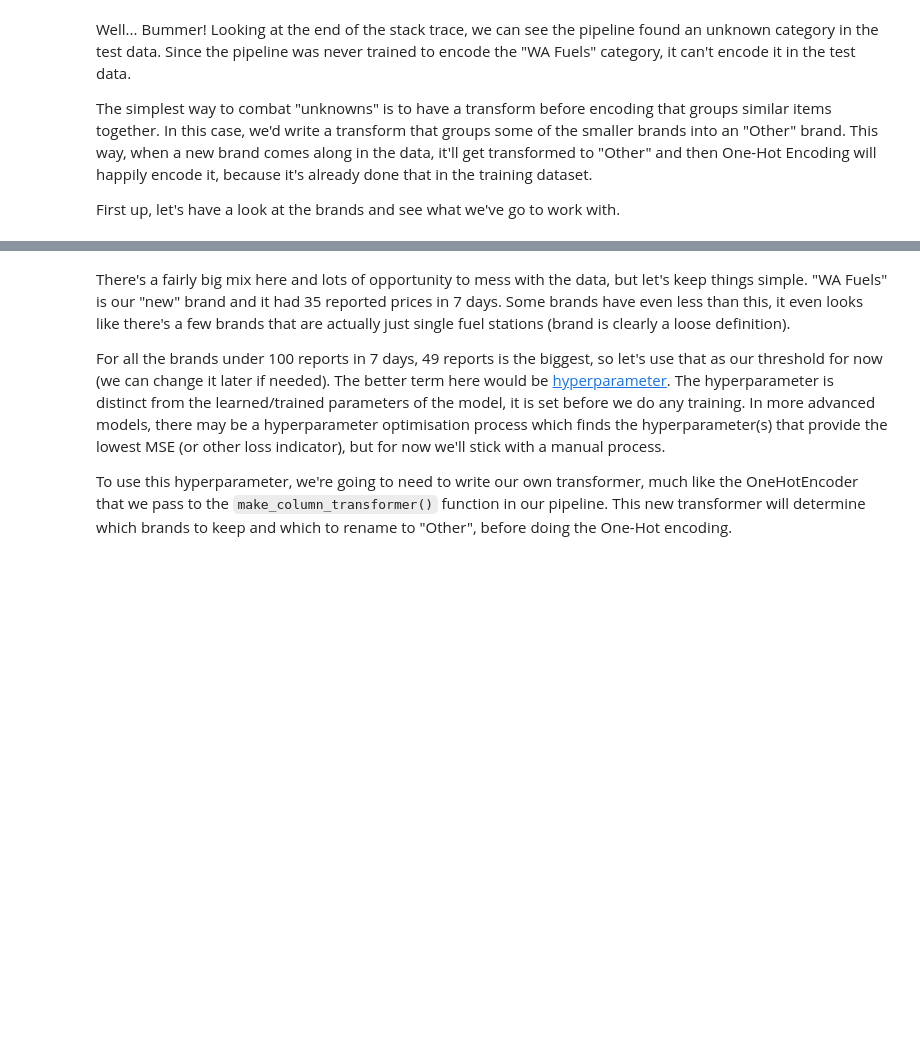
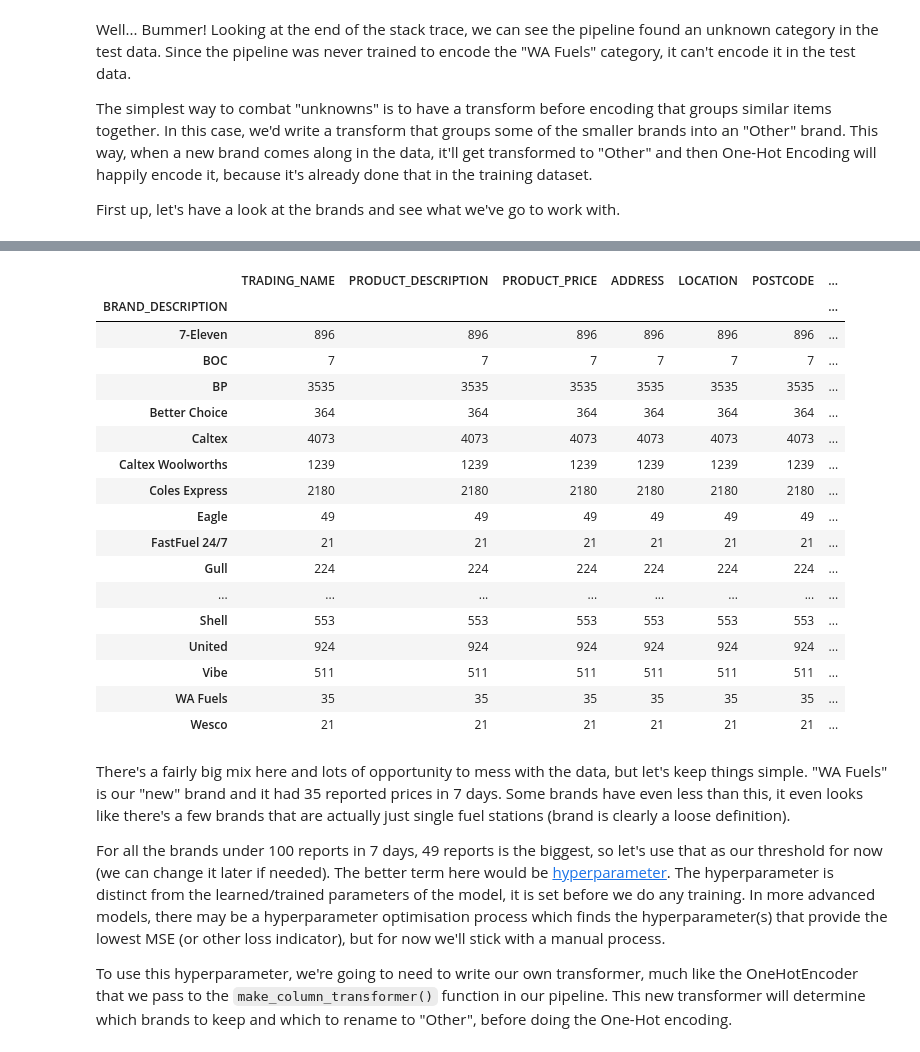
Before and after one commit to FizzBuzz791/MachineLearningForDummies, a Jupyter notebook: Machine Learning for Dummies.ipynb, the cells around one changed output, grey strips where cells are left out. Drawn from its saved outputs; the diff is of its cells as text; code cells hidden in the pictures; blank space fills up the shorter version.

```diff
--- a/Machine Learning for Dummies.ipynb
+++ b/Machine Learning for Dummies.ipynb
@@ -295,9 +295,5 @@ import datetime
 end_of_week = df.index.max()                             # Get the last date in our data set.
 start_of_week = end_of_week - datetime.timedelta(days=6) # Get the date a week before.
 
-groups = df.loc[start_of_week:end_of_week].groupby(["BRAND_DESCRIPTION"]).count() # Grab the last week of data, group by brand and count them.
-target_groups = groups[groups.iloc[:,0] < 50].index.values
-data_temp = pd.DataFrame(df[["PRODUCT_PRICE", "weekday", "PRODUCT_DESCRIPTION", "REGION_DESCRIPTION", "BRAND_DESCRIPTION"]])
-data_temp.mask(in target_groups, "Other")
-data_temp
+df.loc[start_of_week:end_of_week].groupby(["BRAND_DESCRIPTION"]).count() # Grab the last week of data, group by brand and count them.
 # %% [output]
@@ -305,3 +300,21 @@ SyntaxError: invalid syntax (<ipython-input-92-414eb6aa3e1b>, line 8)
+|  | TRADING_NAME | PRODUCT_DESCRIPTION | PRODUCT_PRICE | ADDRESS | LOCATION | POSTCODE | ... |
+| BRAND_DESCRIPTION |  |  |  |  |  |  | ... |
+| 7-Eleven | 896 | 896 | 896 | 896 | 896 | 896 | ... |
+| BOC | 7 | 7 | 7 | 7 | 7 | 7 | ... |
+| BP | 3535 | 3535 | 3535 | 3535 | 3535 | 3535 | ... |
+| Better Choice | 364 | 364 | 364 | 364 | 364 | 364 | ... |
+| Caltex | 4073 | 4073 | 4073 | 4073 | 4073 | 4073 | ... |
+| Caltex Woolworths | 1239 | 1239 | 1239 | 1239 | 1239 | 1239 | ... |
+| Coles Express | 2180 | 2180 | 2180 | 2180 | 2180 | 2180 | ... |
+| Eagle | 49 | 49 | 49 | 49 | 49 | 49 | ... |
+| FastFuel 24/7 | 21 | 21 | 21 | 21 | 21 | 21 | ... |
+| Gull | 224 | 224 | 224 | 224 | 224 | 224 | ... |
+| ... | ... | ... | ... | ... | ... | ... | ... |
+| Shell | 553 | 553 | 553 | 553 | 553 | 553 | ... |
+| United | 924 | 924 | 924 | 924 | 924 | 924 | ... |
+| Vibe | 511 | 511 | 511 | 511 | 511 | 511 | ... |
+| WA Fuels | 35 | 35 | 35 | 35 | 35 | 35 | ... |
+| Wesco | 21 | 21 | 21 | 21 | 21 | 21 | ... |
 # %% [markdown]
 There's a fairly big mix here and lots of opportunity to mess with the data, but let's keep things simple. "WA Fuels" is our "new" brand and it had 35 reported prices in 7 days. Some brands have even less than this, it even looks like there's a few brands that are actually just single fuel stations (brand is clearly a loose definition).
 
```
Also changed, not shown: parts of 9 cells of this notebook.
